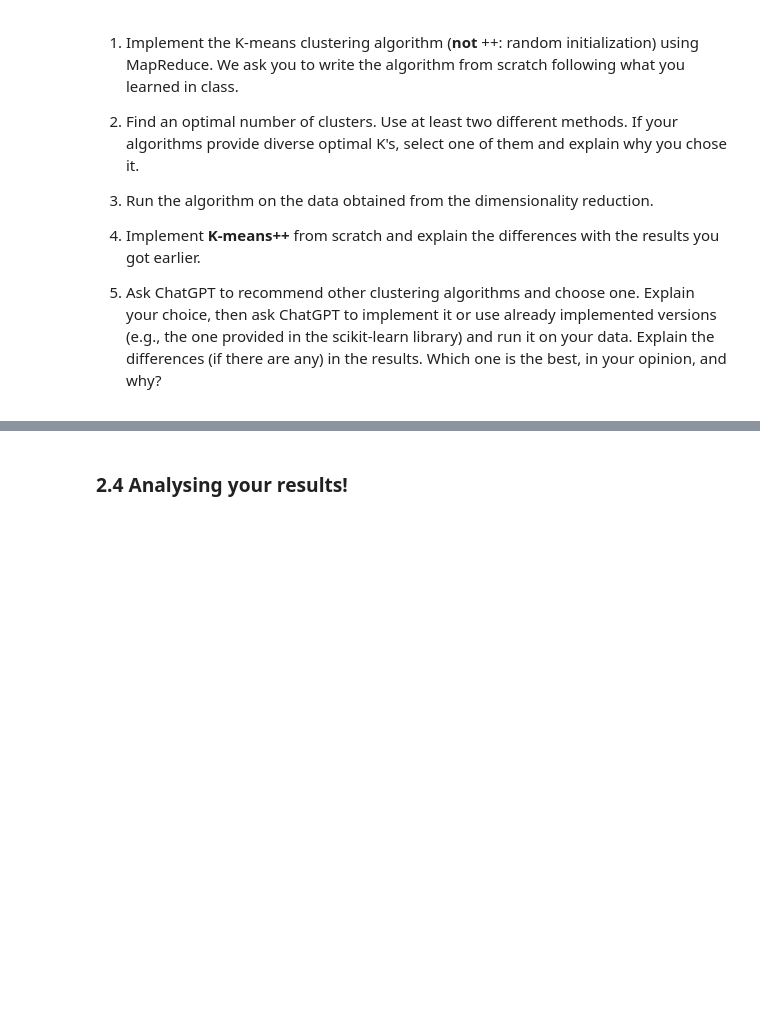
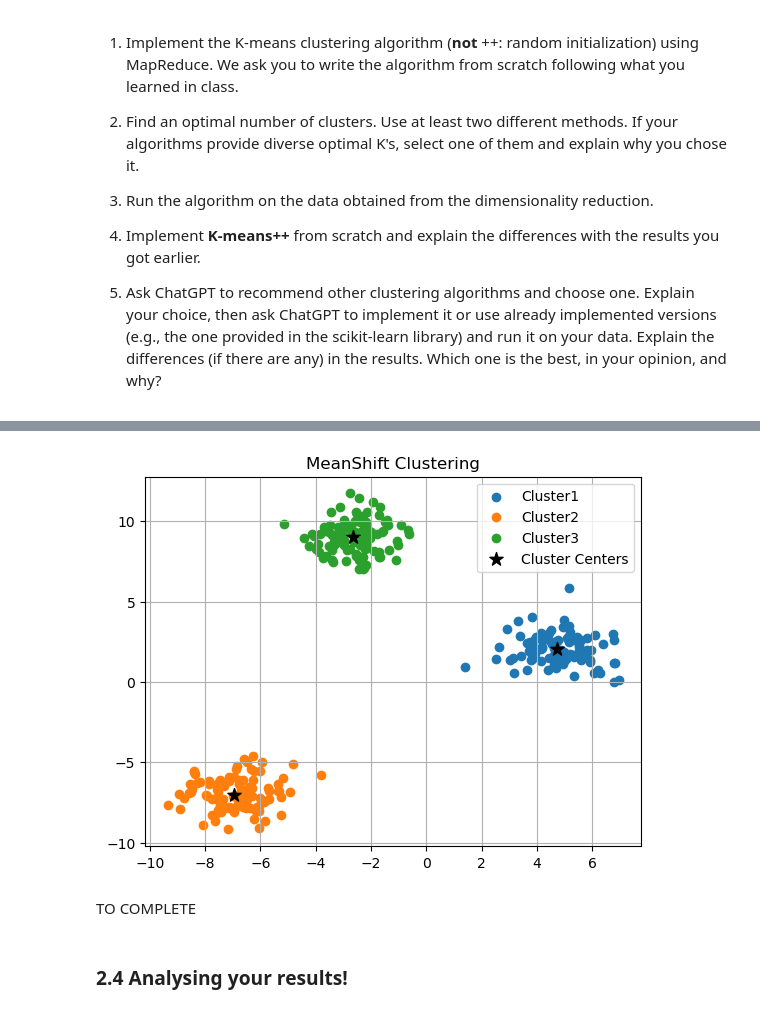
Before and after one commit to LorenzoPannacci/ADM-HW4, a Jupyter notebook: main.ipynb, the cells around one changed output, grey strips where cells are left out. Saved outputs shown, nothing was run; the diff lists cells and outputs as text; code cells hidden in the pictures; blank space fills up the shorter version.

```diff
--- a/main.ipynb
+++ b/main.ipynb
@@ -132,3 +891,24 @@ You may notice that you have plenty of features to work with now. So, it would b
+# %%
+meanshift = MeanShift()
+meanshift.fit(cluster_test_data)
+
+centroids = meanshift.cluster_centers_
+
+# plot points
+for i in range(n_clusters):
+    cluster_data = np.array(clustered_points[i])
+    plt.scatter(cluster_data[:, 0], cluster_data[:, 1], label = "Cluster" + str(i + 1))
+
+# plot clusters
+plt.scatter(centroids[:, 0], centroids[:, 1], marker='*', color='black', s=100, label='Cluster Centers')
+plt.title('MeanShift Clustering')
+plt.legend()
+plt.grid(True)
+plt.show()
+# %% [output]
+[figure, added]
+# %% [markdown]
+TO COMPLETE
 # %% [markdown]
 ### 2.4 Analysing your results!
 # %% [markdown]
```
Also changed, not shown: parts of 75 cells of this notebook, 2 other files.
